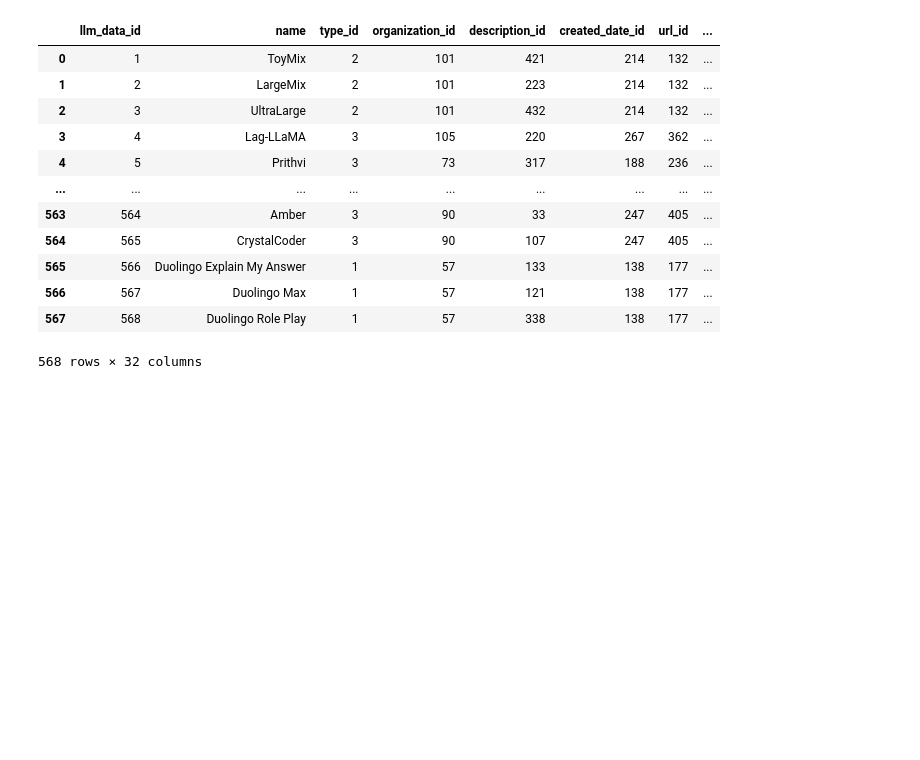
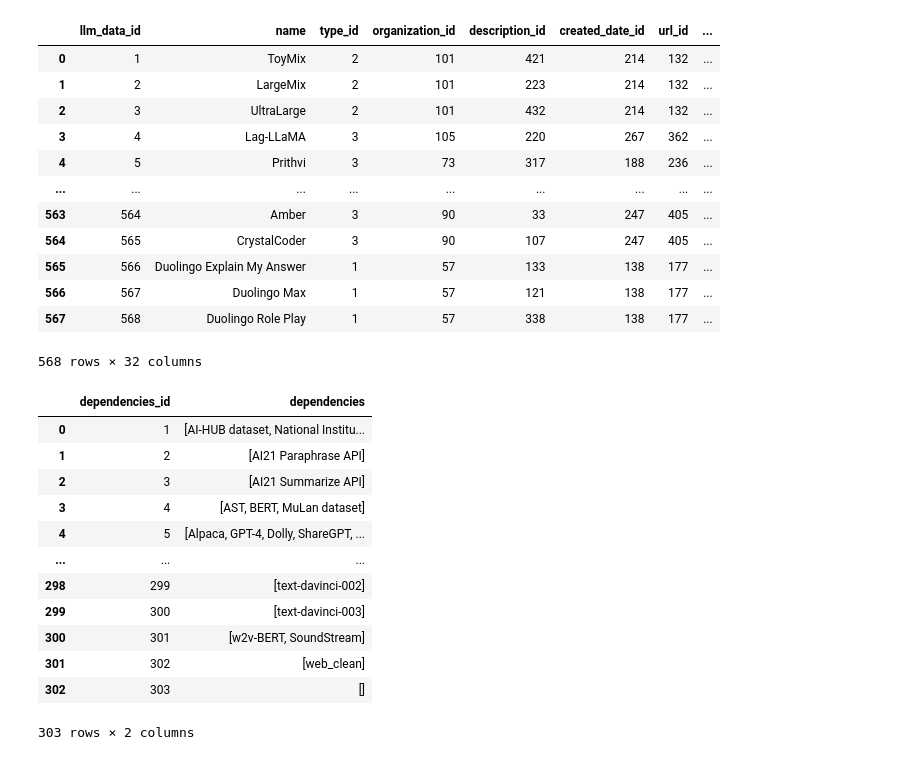
Before and after one commit to big-byte-theory/Lighthouse, a Jupyter notebook: cleaned_tables/TestDBTables/CleanDataTest.ipynb, the cells around one changed output. Drawn from its saved outputs; the diff is of its cells as text; code cells hidden in the pictures; blank space fills up the shorter version.

```diff
--- a/cleaned_tables/TestDBTables/CleanDataTest.ipynb
+++ b/cleaned_tables/TestDBTables/CleanDataTest.ipynb
@@ -147,3 +151,19 @@ llm_table
 | 566 | 567 | Duolingo Max | 1 | 57 | 121 | 138 | 177 | ... |
 | 567 | 568 | Duolingo Role Play | 1 | 57 | 338 | 138 | 177 | ... |
 568 rows × 32 columns
+# %%
+dependencies_table
+# %% [output]
+|  | dependencies_id | dependencies |
+| 0 | 1 | [AI-HUB dataset, National Institu... |
+| 1 | 2 | [AI21 Paraphrase API] |
+| 2 | 3 | [AI21 Summarize API] |
+| 3 | 4 | [AST, BERT, MuLan dataset] |
+| 4 | 5 | [Alpaca, GPT-4, Dolly, ShareGPT, ... |
+| ... | ... | ... |
+| 298 | 299 | [text-davinci-002] |
+| 299 | 300 | [text-davinci-003] |
+| 300 | 301 | [w2v-BERT, SoundStream] |
+| 301 | 302 | [web_clean] |
+| 302 | 303 | [] |
+303 rows × 2 columns
```
Also changed, not shown: parts of 4 cells of this notebook, 1 other file.
